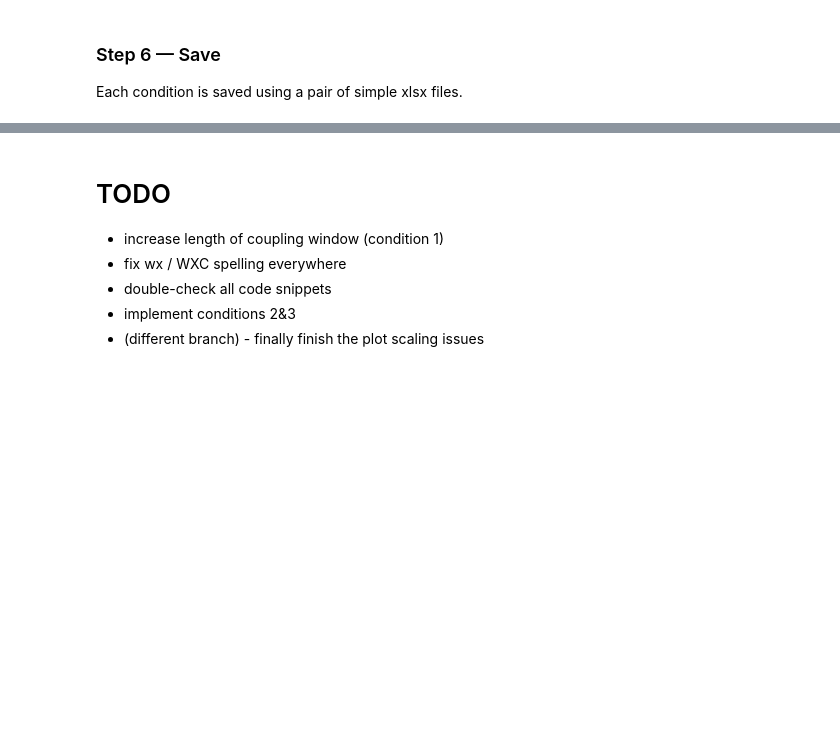
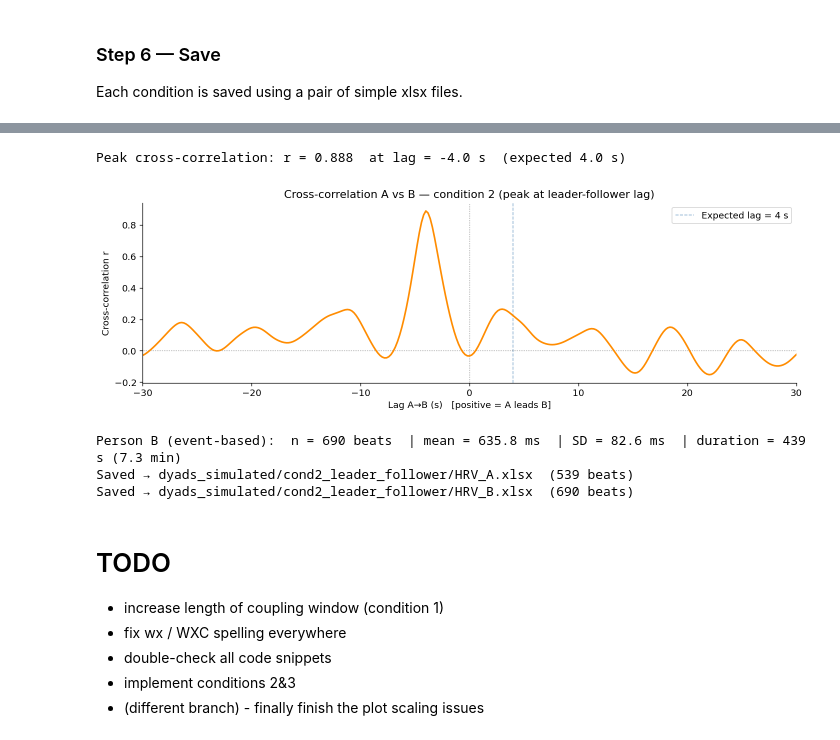
Before and after one commit to wunderwald/wx, a Jupyter notebook: simulated_data/simulated_data.ipynb, the cells around one changed output, grey strips where cells are left out. Cells and saved outputs as stored; diff of their text form; code cells hidden in the pictures; blank space fills up the shorter version.

```diff
--- a/simulated_data/simulated_data.ipynb
+++ b/simulated_data/simulated_data.ipynb
@@ -434,3 +517,51 @@ Saved → dyads_simulated/cond1_drifting_coupling/IBI_B.xlsx  (697 beats)
+# %%
+xa_z2 = (x_a_fluct        - x_a_fluct.mean())        / x_a_fluct.std()
+xb_z2 = (x_b_fluct_c2    - x_b_fluct_c2.mean())    / x_b_fluct_c2.std()
+
+# correlate(A, B)[mid + k] = Σ A[t] · B[t - k]
+# If B[t] = A[t - LAG_N], the peak lands at k = +LAG_N → positive lag = A leads B
+cc_c2      = correlate(xa_z2, xb_z2, mode='full') / N
+lags_c2    = np.arange(-(N - 1), N) / FS
+mid_c2     = N - 1
+
+SHOW_LAG_S = 30
+show_n2    = int(SHOW_LAG_S * FS)
+cc_c2_trim   = cc_c2[mid_c2 - show_n2 : mid_c2 + show_n2 + 1]
+lags_c2_trim = lags_c2[mid_c2 - show_n2 : mid_c2 + show_n2 + 1]
+
+peak_lag = lags_c2[np.argmax(cc_c2)]
+print(f'Peak cross-correlation: r = {cc_c2.max():.3f}  at lag = {peak_lag:.1f} s  '
+      f'(expected {LAG_S:.1f} s)')
+
+fig, ax = plt.subplots(figsize=(12, 4))
+ax.axvline(LAG_S,  color='steelblue', lw=1.0, linestyle='--', alpha=0.6, label=f'Expected lag = {LAG_S:.0f} s')
+ax.axvline(0,      color='gray',      lw=0.8, linestyle=':')
+ax.axhline(0,      color='gray',      lw=0.8, linestyle=':')
+ax.plot(lags_c2_trim, cc_c2_trim, lw=2.0, color='darkorange')
+ax.set_xlabel('Lag A→B (s)   [positive = A leads B]')
+ax.set_ylabel('Cross-correlation r')
+ax.set_xlim(-SHOW_LAG_S, SHOW_LAG_S)
+ax.set_title('Cross-correlation A vs B — condition 2 (peak at leader-follower lag)')
+ax.legend()
+plt.tight_layout()
+plt.show()
+# %% [output]
+Peak cross-correlation: r = 0.888  at lag = -4.0 s  (expected 4.0 s)
+[figure, added]
+# %%
+ibi_b_c2 = uniform_to_ibi(t_a, x_b_c2)
+
+dur_b2 = ibi_b_c2.sum() / 1000
+print(f'Person B (event-based):  n = {len(ibi_b_c2)} beats  '
+      f'| mean = {ibi_b_c2.mean():.1f} ms  '
+      f'| SD = {ibi_b_c2.std():.1f} ms  '
+      f'| duration = {dur_b2:.0f} s ({dur_b2/60:.1f} min)')
+
+save_condition(ibi_a, ibi_b_c2, 'cond2_leader_follower')
+# %% [output]
+Person B (event-based):  n = 690 beats  | mean = 635.8 ms  | SD = 82.6 ms  | duration = 439 s (7.3 min)
+Saved → dyads_simulated/cond2_leader_follower/HRV_A.xlsx  (539 beats)
+Saved → dyads_simulated/cond2_leader_follower/HRV_B.xlsx  (690 beats)
 # %% [markdown]
 # TODO
 
```
Also changed, not shown: parts of 6 cells of this notebook, 6 other files.
